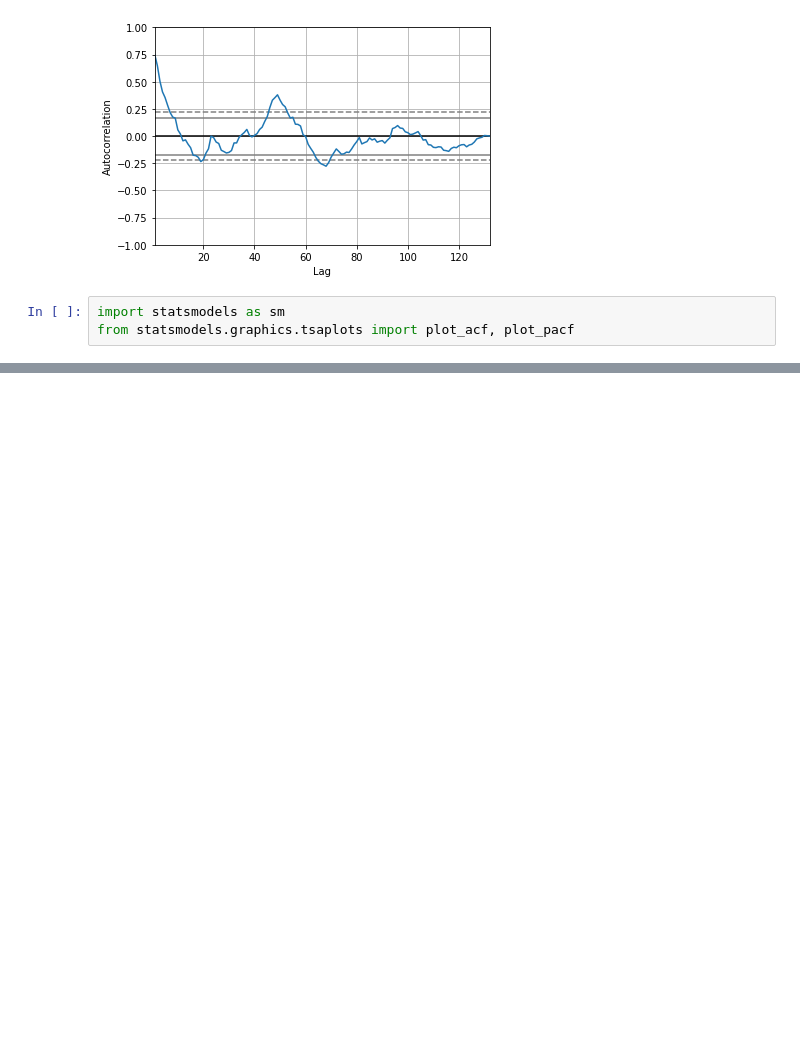
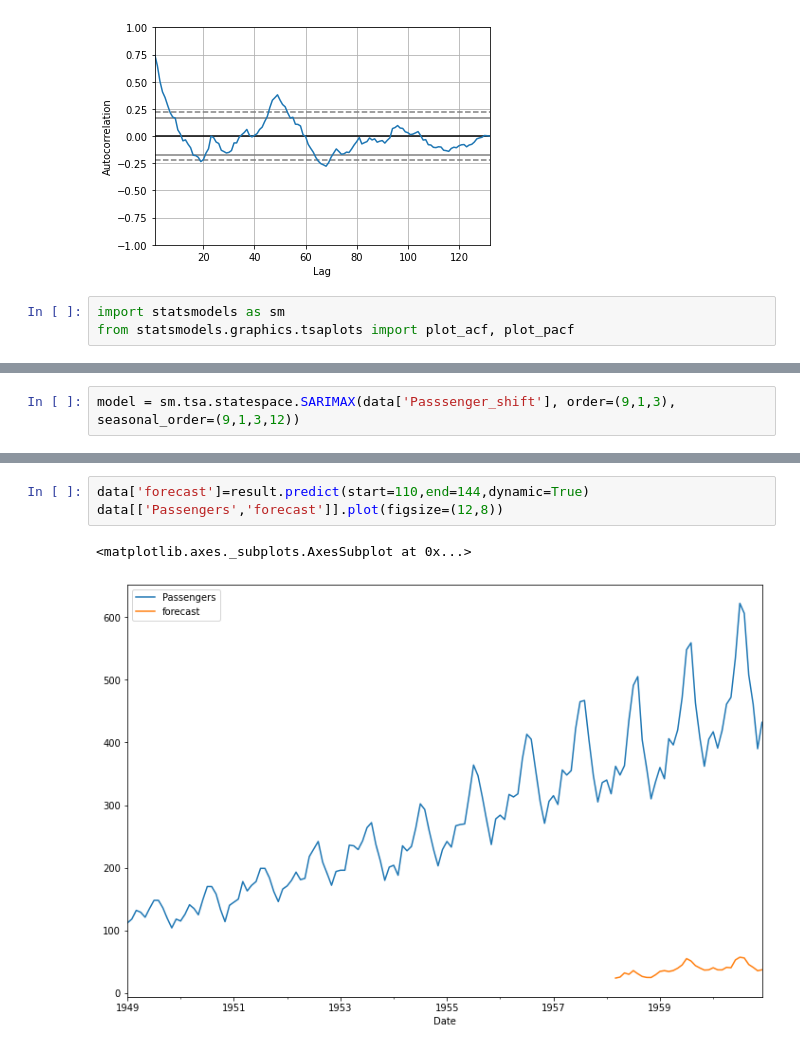
Before and after one commit to abhi-11nav/AirPassengerData-TimeSeriesForecasting, a Jupyter notebook: Flight_Sale_foreocast.ipynb, the cells around one changed output, grey strips where cells are left out. Drawn from its saved outputs; the diff is of its cells as text; blank space fills up the shorter version.

```diff
--- a/Flight_Sale_foreocast.ipynb
+++ b/Flight_Sale_foreocast.ipynb
@@ -148 +141,3 @@ model = ARIMA(data['Passsenger_shift'].dropna(),order=(2,1,11))
+# %%
+model = sm.tsa.statespace.SARIMAX(data['Passsenger_shift'], order=(9,1,3), seasonal_order=(9,1,3,12))
 # %%
@@ -151,0 +145,6 @@ ValueError: ignored
+# %%
+data['forecast']=result.predict(start=110,end=144,dynamic=True)
+data[['Passengers','forecast']].plot(figsize=(12,8))
+# %% [output]
+<matplotlib.axes._subplots.AxesSubplot at 0x...>
+[figure, added]
```
Also changed, not shown: parts of 11 cells of this notebook.
